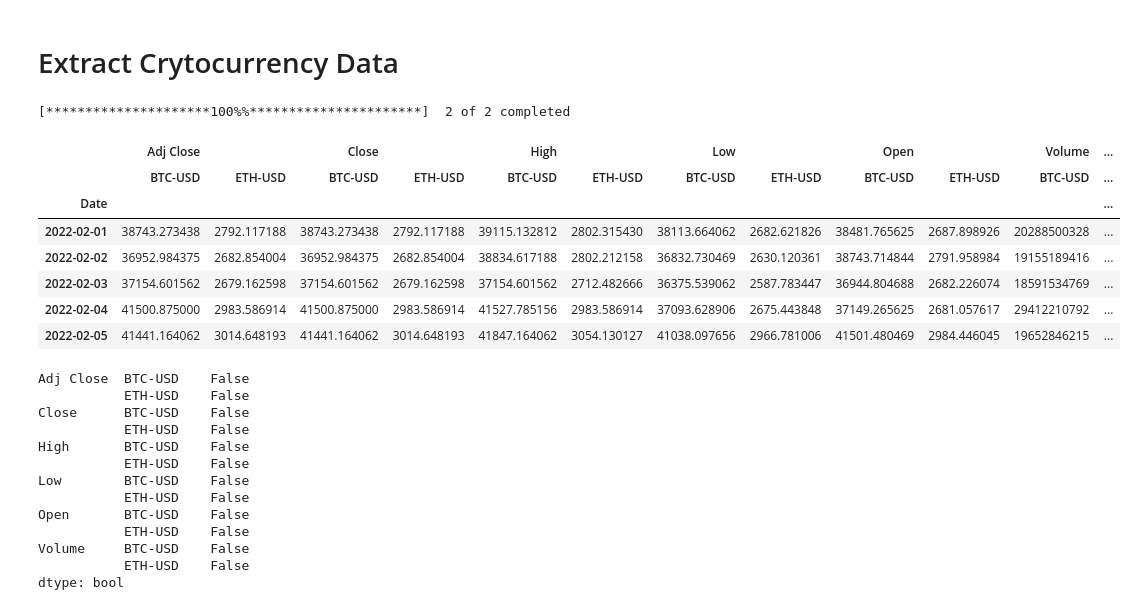
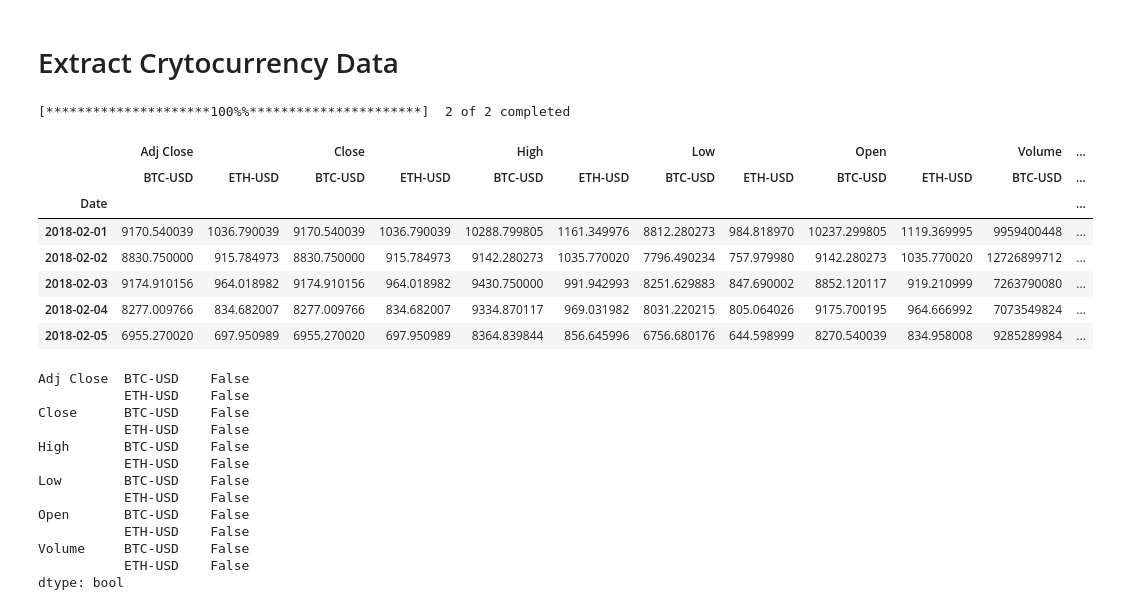
Before and after one commit to DoobieJella/LSE-QuantSoc-Algothon, a Jupyter notebook: CDC Action Zone.ipynb, the cells around one changed output. Saved outputs shown, nothing was run; the diff lists cells and outputs as text; code cells hidden in the pictures.

```diff
--- a/CDC Action Zone.ipynb
+++ b/CDC Action Zone.ipynb
@@ -9,18 +9,18 @@ import matplotlib.pyplot as plt
 # %%
 cryptocurrencies = ['BTC-USD', 'ETH-USD']
 # %%
-data = yf.download(cryptocurrencies, start='2022-02-01', end='2024-02-23')
+data = yf.download(cryptocurrencies, start='2018-02-01', end='2024-02-23')
 data.head()
 # %% [output]
 [*********************100%%**********************]  2 of 2 completed
 |  | Adj Close |  | Close |  | High |  | Low |  | Open |  | Volume | ... |
 |  | BTC-USD | ETH-USD | BTC-USD | ETH-USD | BTC-USD | ETH-USD | BTC-USD | ETH-USD | BTC-USD | ETH-USD | BTC-USD | ... |
 | Date |  |  |  |  |  |  |  |  |  |  |  | ... |
-| 2022-02-01 | 38743.273438 | 2792.117188 | 38743.273438 | 2792.117188 | 39115.132812 | 2802.315430 | 38113.664062 | 2682.621826 | 38481.765625 | 2687.898926 | 20288500328 | ... |
-| 2022-02-02 | 36952.984375 | 2682.854004 | 36952.984375 | 2682.854004 | 38834.617188 | 2802.212158 | 36832.730469 | 2630.120361 | 38743.714844 | 2791.958984 | 19155189416 | ... |
-| 2022-02-03 | 37154.601562 | 2679.162598 | 37154.601562 | 2679.162598 | 37154.601562 | 2712.482666 | 36375.539062 | 2587.783447 | 36944.804688 | 2682.226074 | 18591534769 | ... |
-| 2022-02-04 | 41500.875000 | 2983.586914 | 41500.875000 | 2983.586914 | 41527.785156 | 2983.586914 | 37093.628906 | 2675.443848 | 37149.265625 | 2681.057617 | 29412210792 | ... |
-| 2022-02-05 | 41441.164062 | 3014.648193 | 41441.164062 | 3014.648193 | 41847.164062 | 3054.130127 | 41038.097656 | 2966.781006 | 41501.480469 | 2984.446045 | 19652846215 | ... |
+| 2018-02-01 | 9170.540039 | 1036.790039 | 9170.540039 | 1036.790039 | 10288.799805 | 1161.349976 | 8812.280273 | 984.818970 | 10237.299805 | 1119.369995 | 9959400448 | ... |
+| 2018-02-02 | 8830.750000 | 915.784973 | 8830.750000 | 915.784973 | 9142.280273 | 1035.770020 | 7796.490234 | 757.979980 | 9142.280273 | 1035.770020 | 12726899712 | ... |
+| 2018-02-03 | 9174.910156 | 964.018982 | 9174.910156 | 964.018982 | 9430.750000 | 991.942993 | 8251.629883 | 847.690002 | 8852.120117 | 919.210999 | 7263790080 | ... |
+| 2018-02-04 | 8277.009766 | 834.682007 | 8277.009766 | 834.682007 | 9334.870117 | 969.031982 | 8031.220215 | 805.064026 | 9175.700195 | 964.666992 | 7073549824 | ... |
+| 2018-02-05 | 6955.270020 | 697.950989 | 6955.270020 | 697.950989 | 8364.839844 | 856.645996 | 6756.680176 | 644.598999 | 8270.540039 | 834.958008 | 9285289984 | ... |
 # %%
 data.isnull().any()
 # %% [output]
```
Also changed, not shown: parts of 57 cells of this notebook.
